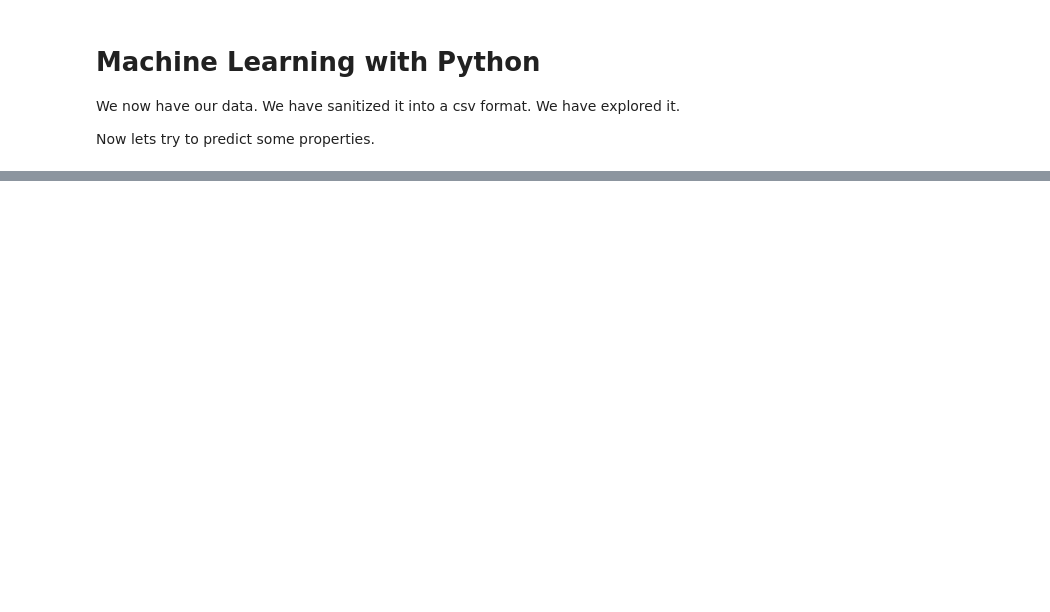
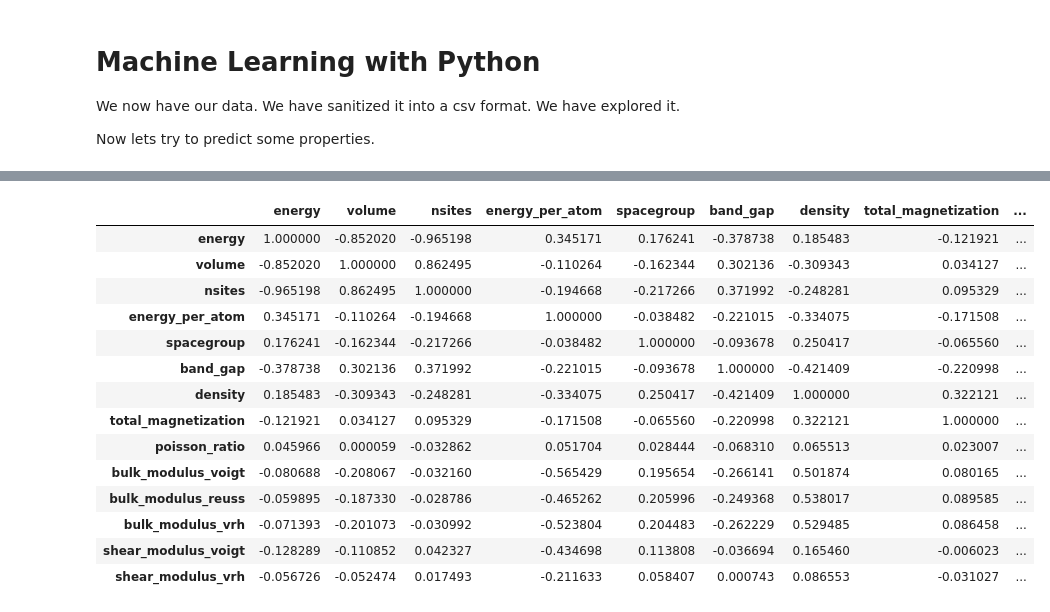
Before and after one commit to costrouc/mse-machinelearning-notebooks, a Jupyter notebook: notebooks/3-predicting-data.ipynb, the cells around one changed output, grey strips where cells are left out. Cells and saved outputs as stored; diff of their text form; code cells hidden in the pictures; blank space fills up the shorter version.

```diff
--- a/notebooks/3-predicting-data.ipynb
+++ b/notebooks/3-predicting-data.ipynb
@@ -21,0 +24,18 @@ df.sample(5)
+# %%
+df.corr()
+# %% [output]
+|  | energy | volume | nsites | energy_per_atom | spacegroup | band_gap | density | total_magnetization | ... |
+| energy | 1.000000 | -0.852020 | -0.965198 | 0.345171 | 0.176241 | -0.378738 | 0.185483 | -0.121921 | ... |
+| volume | -0.852020 | 1.000000 | 0.862495 | -0.110264 | -0.162344 | 0.302136 | -0.309343 | 0.034127 | ... |
+| nsites | -0.965198 | 0.862495 | 1.000000 | -0.194668 | -0.217266 | 0.371992 | -0.248281 | 0.095329 | ... |
+| energy_per_atom | 0.345171 | -0.110264 | -0.194668 | 1.000000 | -0.038482 | -0.221015 | -0.334075 | -0.171508 | ... |
+| spacegroup | 0.176241 | -0.162344 | -0.217266 | -0.038482 | 1.000000 | -0.093678 | 0.250417 | -0.065560 | ... |
+| band_gap | -0.378738 | 0.302136 | 0.371992 | -0.221015 | -0.093678 | 1.000000 | -0.421409 | -0.220998 | ... |
+| density | 0.185483 | -0.309343 | -0.248281 | -0.334075 | 0.250417 | -0.421409 | 1.000000 | 0.322121 | ... |
+| total_magnetization | -0.121921 | 0.034127 | 0.095329 | -0.171508 | -0.065560 | -0.220998 | 0.322121 | 1.000000 | ... |
+| poisson_ratio | 0.045966 | 0.000059 | -0.032862 | 0.051704 | 0.028444 | -0.068310 | 0.065513 | 0.023007 | ... |
+| bulk_modulus_voigt | -0.080688 | -0.208067 | -0.032160 | -0.565429 | 0.195654 | -0.266141 | 0.501874 | 0.080165 | ... |
+| bulk_modulus_reuss | -0.059895 | -0.187330 | -0.028786 | -0.465262 | 0.205996 | -0.249368 | 0.538017 | 0.089585 | ... |
+| bulk_modulus_vrh | -0.071393 | -0.201073 | -0.030992 | -0.523804 | 0.204483 | -0.262229 | 0.529485 | 0.086458 | ... |
+| shear_modulus_voigt | -0.128289 | -0.110852 | 0.042327 | -0.434698 | 0.113808 | -0.036694 | 0.165460 | -0.006023 | ... |
+| shear_modulus_vrh | -0.056726 | -0.052474 | 0.017493 | -0.211633 | 0.058407 | 0.000743 | 0.086553 | -0.031027 | ... |
```
Also changed, not shown: parts of 11 cells of this notebook, 2 other files.
